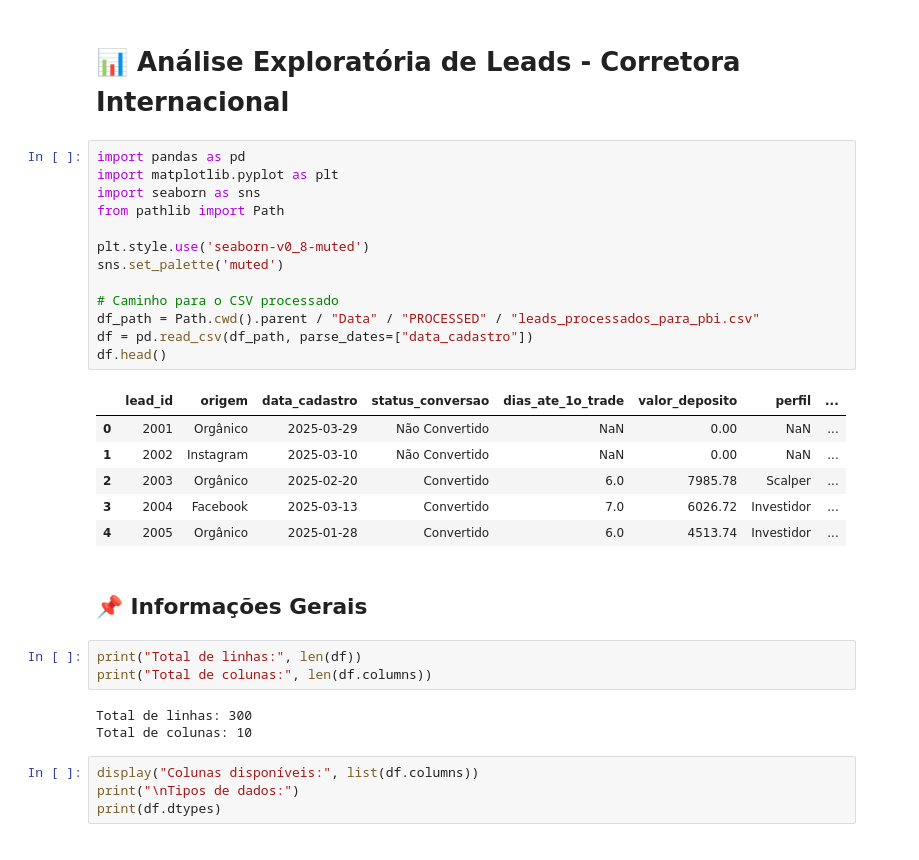
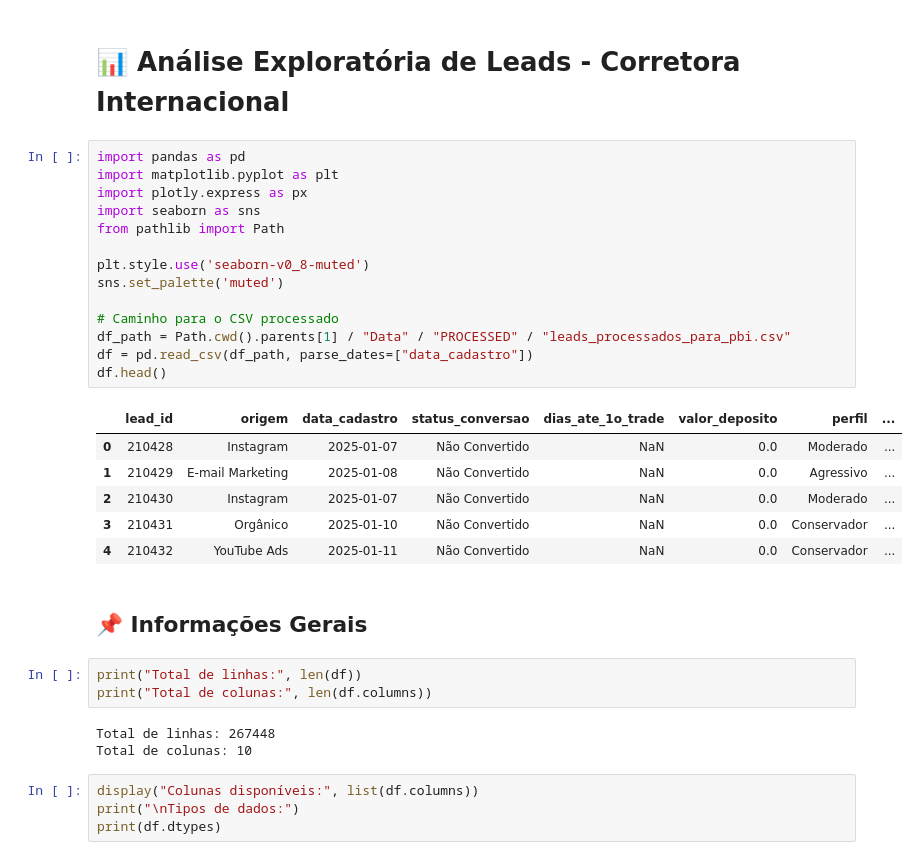
Before and after one commit to leojoker/Projeto_Dados_Corretora, a Jupyter notebook: Notebooks/EDA/analyze_leads_completo.ipynb, the cells around one changed output. Saved outputs shown, nothing was run; the diff lists cells and outputs as text.

```diff
--- a/Notebooks/EDA/analyze_leads_completo.ipynb
+++ b/Notebooks/EDA/analyze_leads_completo.ipynb
@@ -3,30 +3,31 @@
 # %%
 import pandas as pd
 import matplotlib.pyplot as plt
+import plotly.express as px
 import seaborn as sns
 from pathlib import Path
 
 plt.style.use('seaborn-v0_8-muted')
 sns.set_palette('muted')
 
 # Caminho para o CSV processado
-df_path = Path.cwd().parent / "Data" / "PROCESSED" / "leads_processados_para_pbi.csv"
+df_path = Path.cwd().parents[1] / "Data" / "PROCESSED" / "leads_processados_para_pbi.csv"
 df = pd.read_csv(df_path, parse_dates=["data_cadastro"])
 df.head()
 # %% [output]
 |  | lead_id | origem | data_cadastro | status_conversao | dias_ate_1o_trade | valor_deposito | perfil | ... |
-| 0 | 2001 | Orgânico | 2025-03-29 | Não Convertido | NaN | 0.00 | NaN | ... |
-| 1 | 2002 | Instagram | 2025-03-10 | Não Convertido | NaN | 0.00 | NaN | ... |
-| 2 | 2003 | Orgânico | 2025-02-20 | Convertido | 6.0 | 7985.78 | Scalper | ... |
-| 3 | 2004 | Facebook | 2025-03-13 | Convertido | 7.0 | 6026.72 | Investidor | ... |
-| 4 | 2005 | Orgânico | 2025-01-28 | Convertido | 6.0 | 4513.74 | Investidor | ... |
+| 0 | 210428 | Instagram | 2025-01-07 | Não Convertido | NaN | 0.0 | Moderado | ... |
+| 1 | 210429 | E-mail Marketing | 2025-01-08 | Não Convertido | NaN | 0.0 | Agressivo | ... |
+| 2 | 210430 | Instagram | 2025-01-07 | Não Convertido | NaN | 0.0 | Moderado | ... |
+| 3 | 210431 | Orgânico | 2025-01-10 | Não Convertido | NaN | 0.0 | Conservador | ... |
+| 4 | 210432 | YouTube Ads | 2025-01-11 | Não Convertido | NaN | 0.0 | Conservador | ... |
 # %% [markdown]
 ## 📌 Informações Gerais
 # %%
 print("Total de linhas:", len(df))
 print("Total de colunas:", len(df.columns))
 # %% [output]
-Total de linhas: 300
+Total de linhas: 267448
 Total de colunas: 10
 # %%
 display("Colunas disponíveis:", list(df.columns))
```
Also changed, not shown: parts of 10 cells of this notebook, 2 other files.
